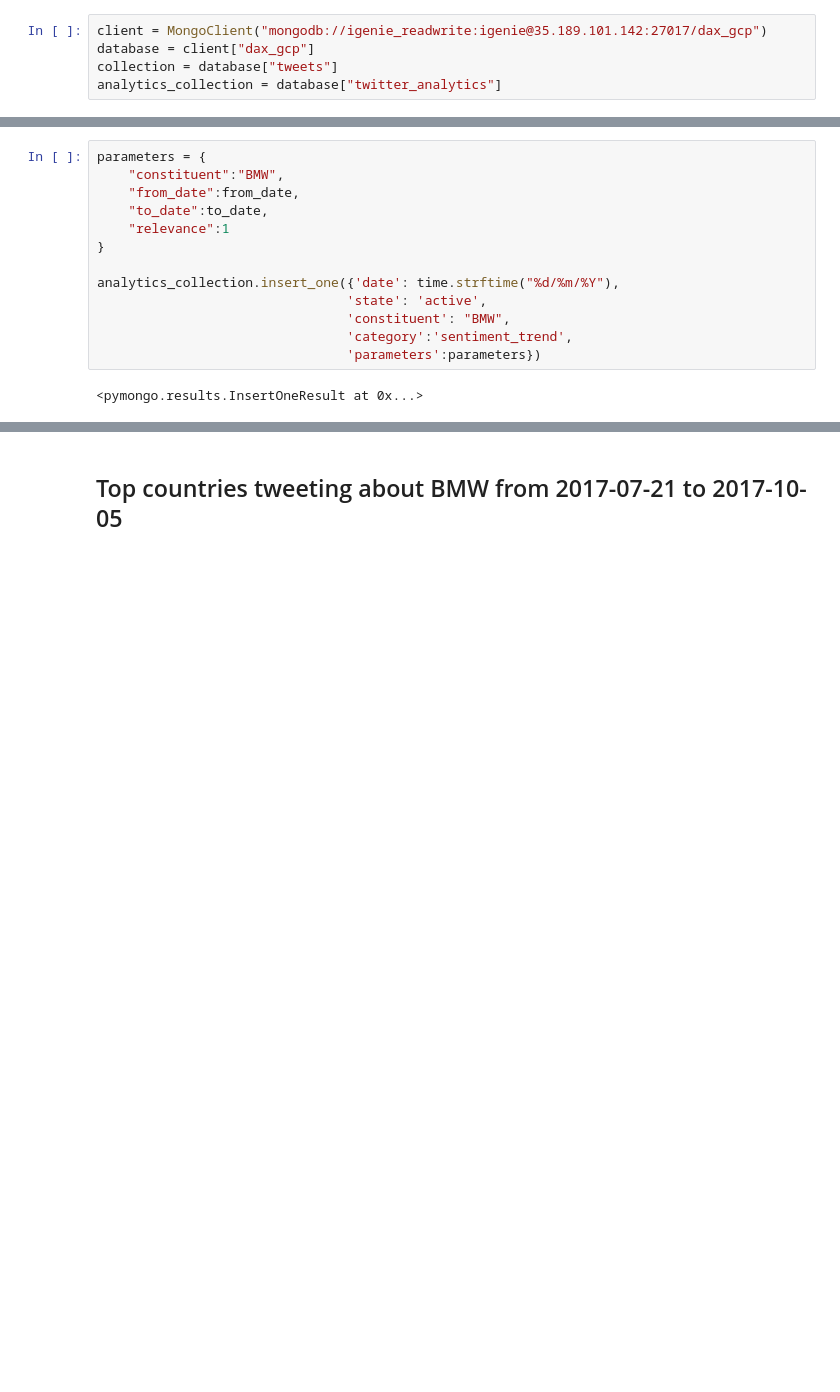
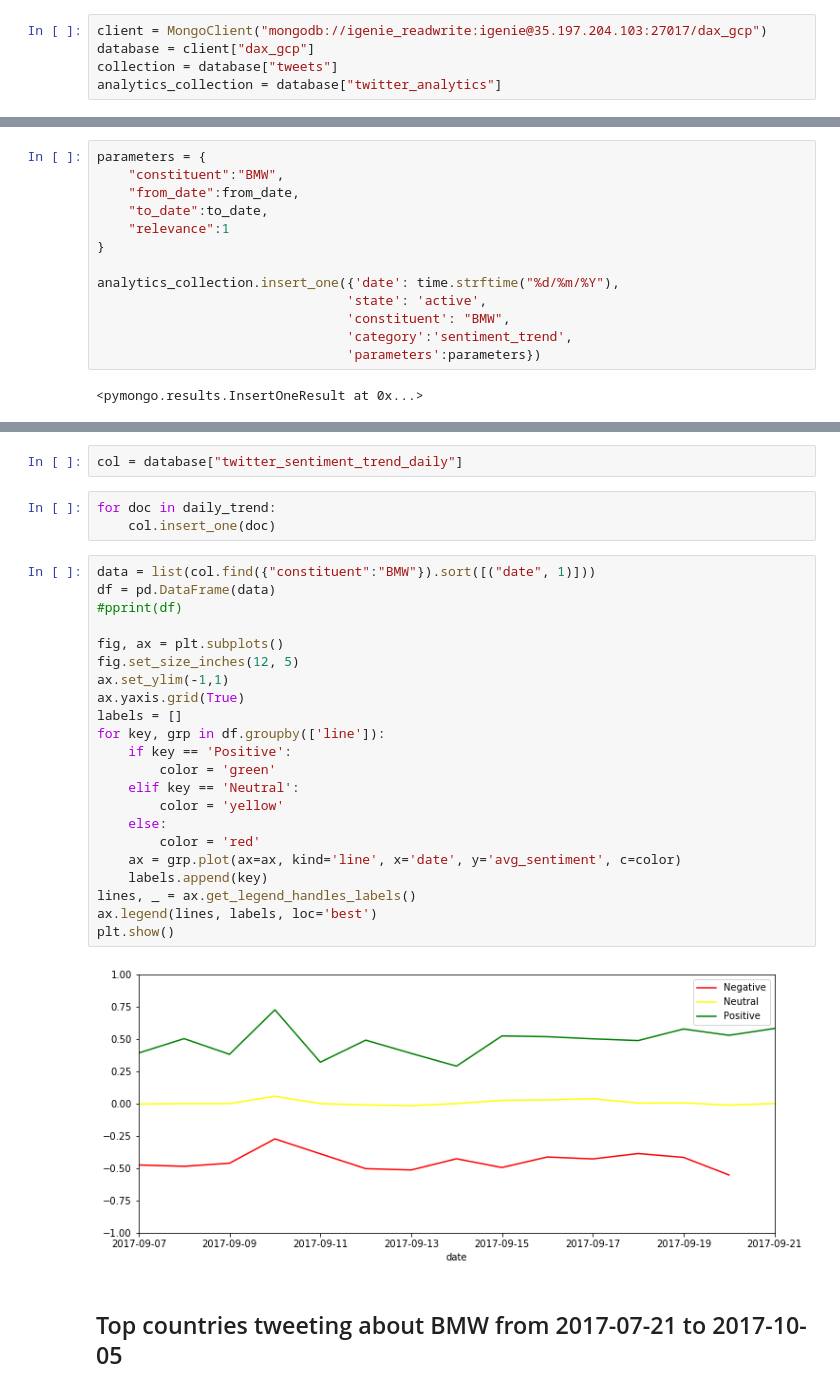
Before and after one commit to Ranga94/dax_project, a Jupyter notebook: twitter_analytics/Aggregation framework.ipynb, the cells around one changed output, grey strips where cells are left out. Drawn from its saved outputs; the diff is of its cells as text; blank space fills up the shorter version.

```diff
--- a/twitter_analytics/Aggregation framework.ipynb
+++ b/twitter_analytics/Aggregation framework.ipynb
@@ -8,7 +8,7 @@ import time
 import matplotlib.pyplot as plt
 %matplotlib inline
 # %%
-client = MongoClient("mongodb://igenie_readwrite:igenie@35.189.101.142:27017/dax_gcp")
+client = MongoClient("mongodb://igenie_readwrite:igenie@35.197.204.103:27017/dax_gcp")
 database = client["dax_gcp"]
 collection = database["tweets"]
 analytics_collection = database["twitter_analytics"]
@@ -239,3 +365,32 @@ analytics_collection.insert_one({'date': time.strftime("%d/%m/%Y"),
+# %%
+col = database["twitter_sentiment_trend_daily"]
+# %%
+for doc in daily_trend:
+    col.insert_one(doc)
+# %%
+data = list(col.find({"constituent":"BMW"}).sort([("date", 1)]))
+df = pd.DataFrame(data)
+#pprint(df)
+
+fig, ax = plt.subplots()
+fig.set_size_inches(12, 5)
+ax.set_ylim(-1,1)
+ax.yaxis.grid(True)
+labels = []
+for key, grp in df.groupby(['line']):
+    if key == 'Positive':
+        color = 'green'
+    elif key == 'Neutral':
+        color = 'yellow'
+    else:
+        color = 'red'
+    ax = grp.plot(ax=ax, kind='line', x='date', y='avg_sentiment', c=color)
+    labels.append(key)
+lines, _ = ax.get_legend_handles_labels()
+ax.legend(lines, labels, loc='best')
+plt.show()
+# %% [output]
+[figure, added]
 # %% [markdown]
 ## Top countries tweeting about BMW from 2017-07-21 to 2017-10-05
 # %%
```
Also changed, not shown: parts of 27 cells of this notebook, 8 other files.
